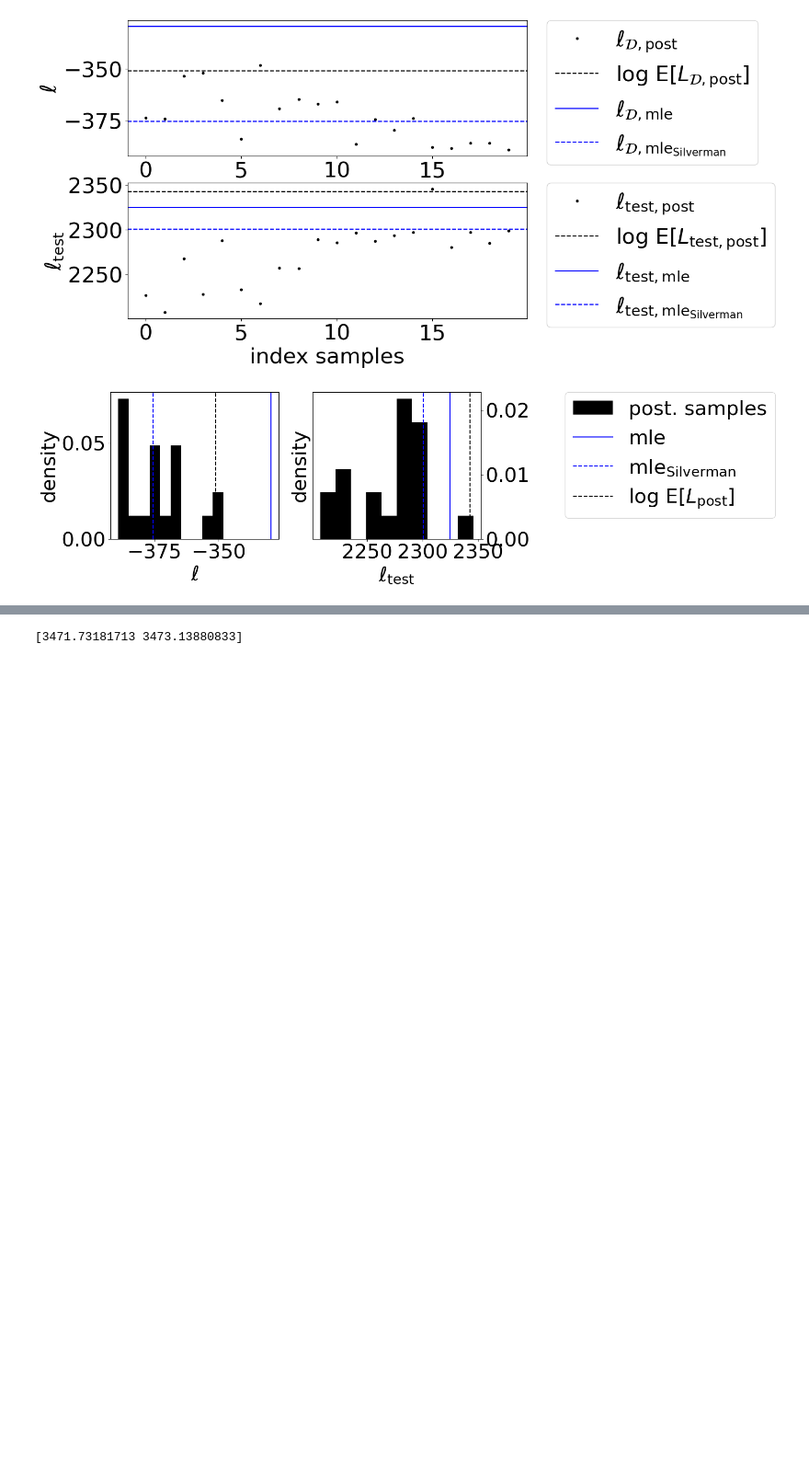
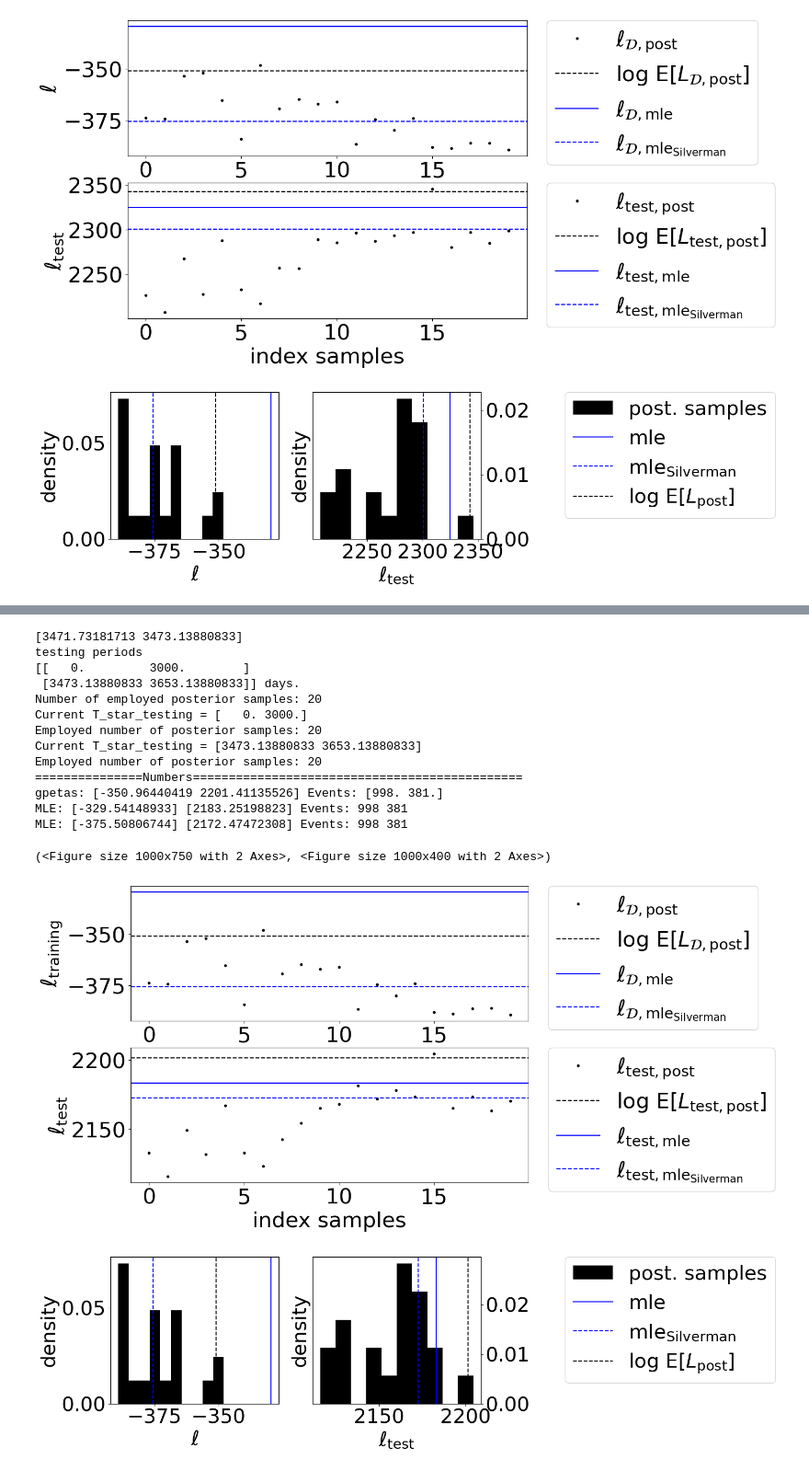
Before and after one commit to chris-molki/gpetas, a Jupyter notebook: examples/Data_and_setup.ipynb, the cells around one changed output, grey strips where cells are left out. Shown at 92% size. Cells and saved outputs as stored; diff of their text form; code cells hidden in the pictures; blank space fills up the shorter version.

Commit message:
until gibbs sampler obj

```diff
--- a/examples/Data_and_setup.ipynb
+++ b/examples/Data_and_setup.ipynb
@@ -335,3 +353,25 @@ Current T_star_testing = [   0. 3000.]
 # %%
+m_big = 6.
+t_i_big_shocks = data_obj.data_all.times[np.where(data_obj.data_all.magnitudes>m_big)]
+t_i_big_shocks_in_testing = t_i_big_shocks[t_i_big_shocks>=data_obj.domain.T_borders_training[1]]
+print(t_i_big_shocks_in_testing)
+t1=t_i_big_shocks_in_testing[1]
+t2=t1+180.
+gpetas.plotting.plot_l_ltest(t1=t1,t2=t2,save_obj_GS=save_obj_GS,mle_obj=mle_obj,mle_obj_silverman=mle_obj_silverman)
 # %% [output]
 [3471.73181713 3473.13880833]
+testing periods
+[[   0.         3000.        ]
+ [3473.13880833 3653.13880833]] days.
+Number of employed posterior samples: 20
+Current T_star_testing = [   0. 3000.]
+Employed number of posterior samples: 20
+Current T_star_testing = [3473.13880833 3653.13880833]
+Employed number of posterior samples: 20
+===============Numbers==============================================
+gpetas: [-350.96440419 2201.41135526] Events: [998. 381.]
+MLE: [-329.54148933] [2183.25198823] Events: 998 381
+MLE: [-375.50806744] [2172.47472308] Events: 998 381
+(<Figure size 1000x750 with 2 Axes>, <Figure size 1000x400 with 2 Axes>)
+[figure, added]
+[figure, added]
```
Also changed, not shown: parts of 4 cells of this notebook, 1 other file.
